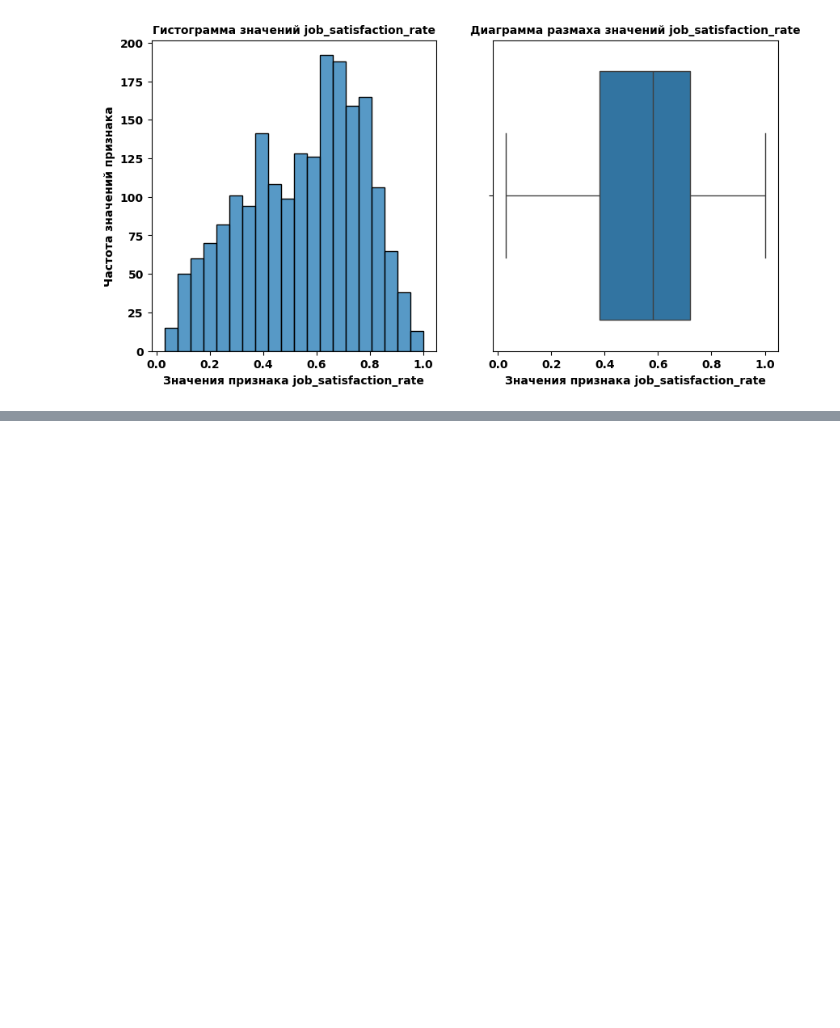
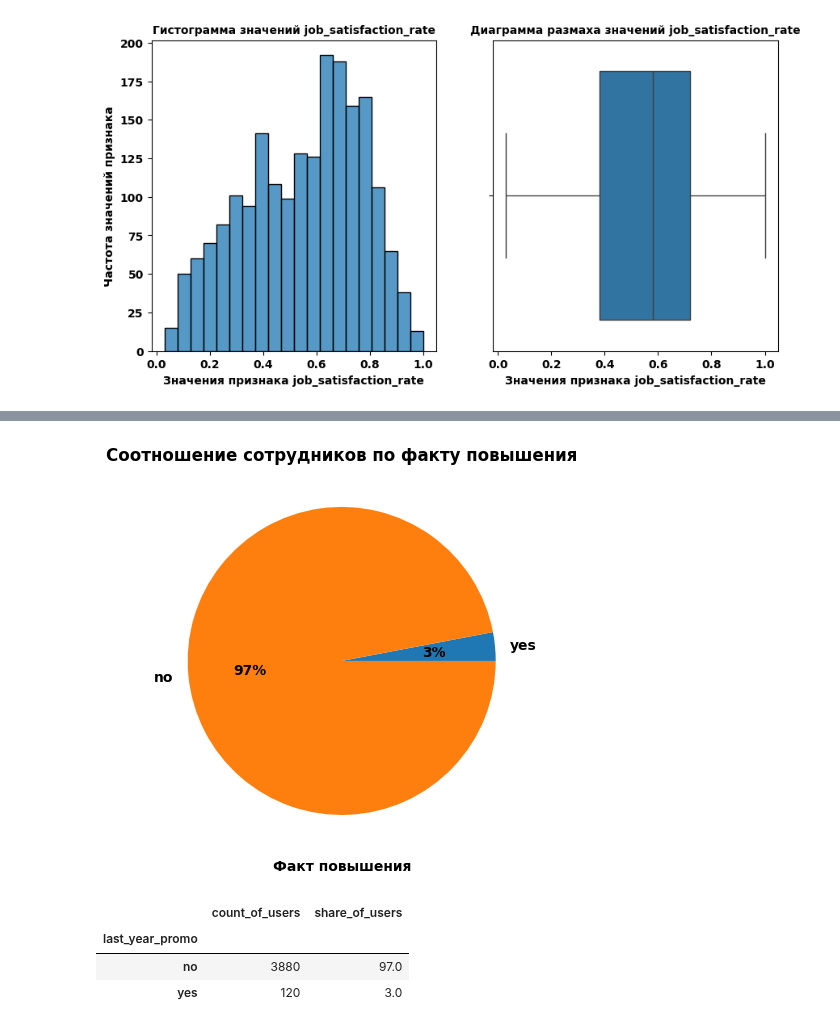
Before and after one commit to MrKostas/YandexPractikum_projects, a Jupyter notebook: notebooks/EighthPetProject_MainProject2.ipynb, the cells around one changed output, grey strips where cells are left out. Cells and saved outputs as stored; diff of their text form; code cells hidden in the pictures; blank space fills up the shorter version.

```diff
--- a/notebooks/EighthPetProject_MainProject2.ipynb
+++ b/notebooks/EighthPetProject_MainProject2.ipynb
@@ -354,0 +629,9 @@ None
+# %%
+# построение пай-чарта по соотношению сотрудников в контексте занимаемой должности
+display_info(train_data, 'last_year_promo', 'Соотношение сотрудников по факту повышения', 'Факт повышения', 'pie')
+# %% [output]
+[figure, added]
+|  | count_of_users | share_of_users |
+| last_year_promo |  |  |
+| no | 3880 | 97.0 |
+| yes | 120 | 3.0 |
```
Also changed, not shown: parts of 35 cells of this notebook.
